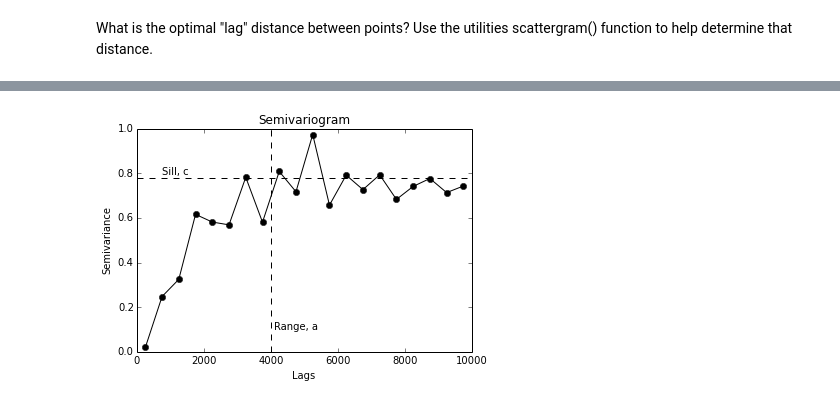
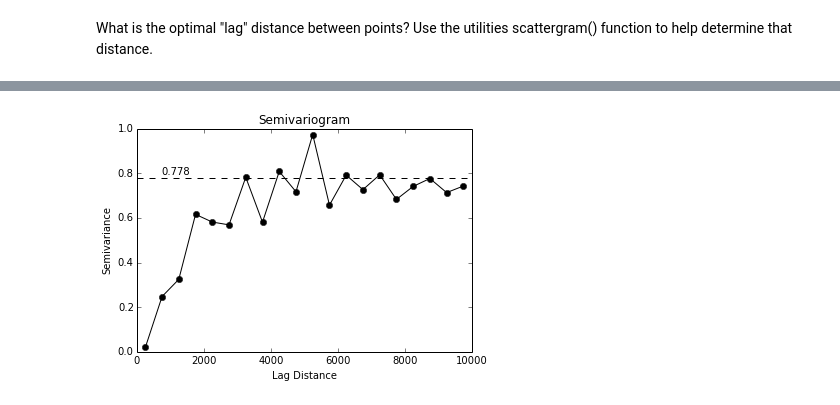
Before and after one commit to cjohnson318/geostatsmodels, a Jupyter notebook: notebooks/VariogramAnalysis.ipynb, the cells around one changed output, grey strips where cells are left out. Drawn from its saved outputs; the diff is of its cells as text; code cells hidden in the pictures.

```diff
--- a/notebooks/VariogramAnalysis.ipynb
+++ b/notebooks/VariogramAnalysis.ipynb
@@ -98,20 +99,8 @@ Here, we plot the semivariogram and overlay a horizontal line for the sill, $c$,
-# %%
-tolerance = 250
-lags = np.arange( tolerance, 10000, tolerance*2 )
-sill = np.var(P[:,2])
-
-h, sv = variograms.semivariogram( P, lags, tolerance )
-fig, ax = subplots()
-ax.plot( h, sv, 'ko-' )
-
-ax.axhline( sill, ls='--', color='k' )
-ax.text( tolerance*3, sill*1.025, 'Sill, c' )
-
-ax.axvline( 4000, ls='--', color='k' )
-ax.text( 4000*1.025, 0.1, 'Range, a')
-
-ax.set_title('Semivariogram')
-ax.set_ylabel('Semivariance')
-ax.set_xlabel('Lags') ;
-# %% [output]
-[figure, removed]
+# %%
+tolerance = 250
+lags = np.arange( tolerance, 10000, tolerance*2 )
+sill = np.var(P[:,2])
+
+visualization.svplot( P, lags, tolerance )
+# %% [output]
+[figure, added]
```
Also changed, not shown: parts of 11 cells of this notebook.
